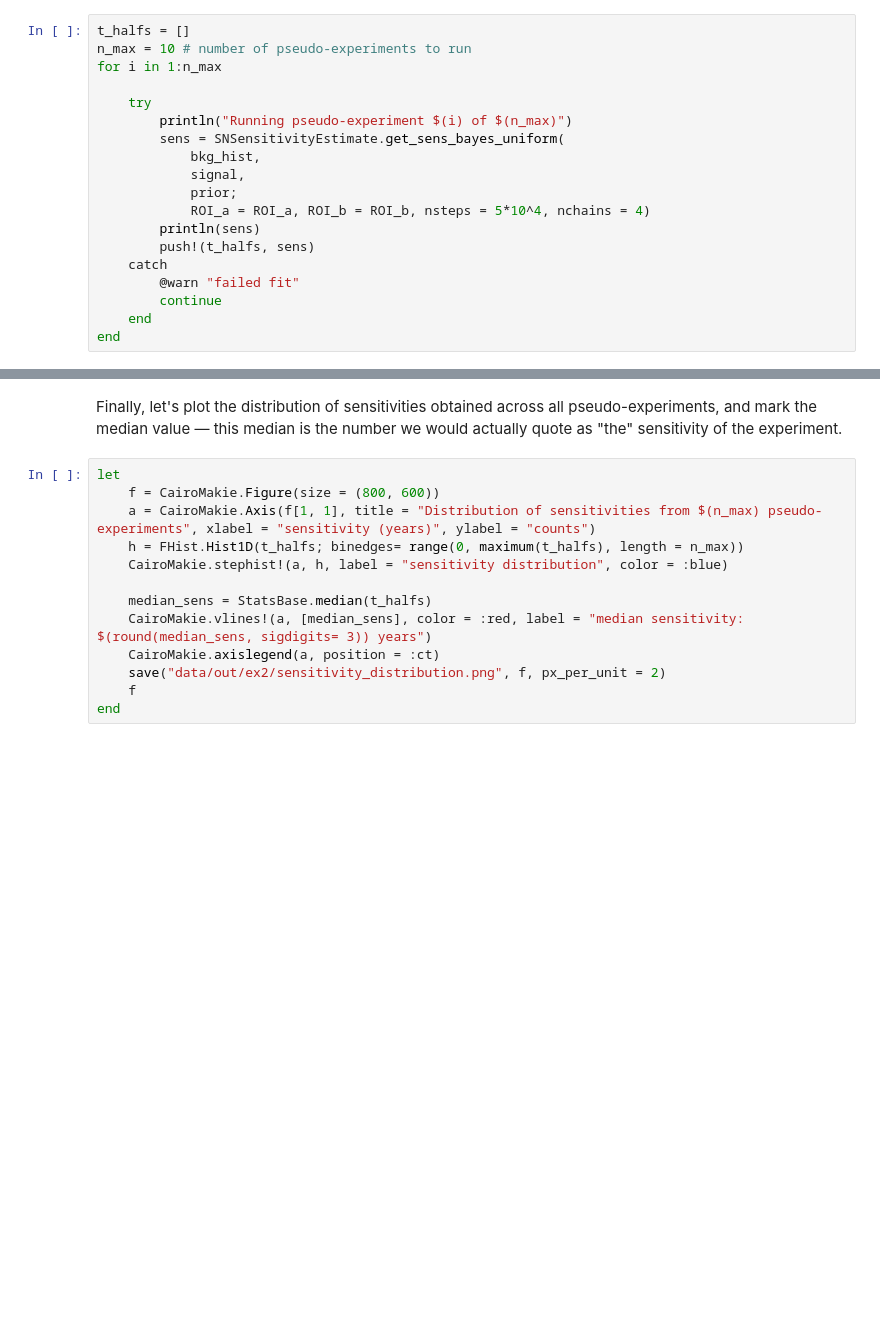
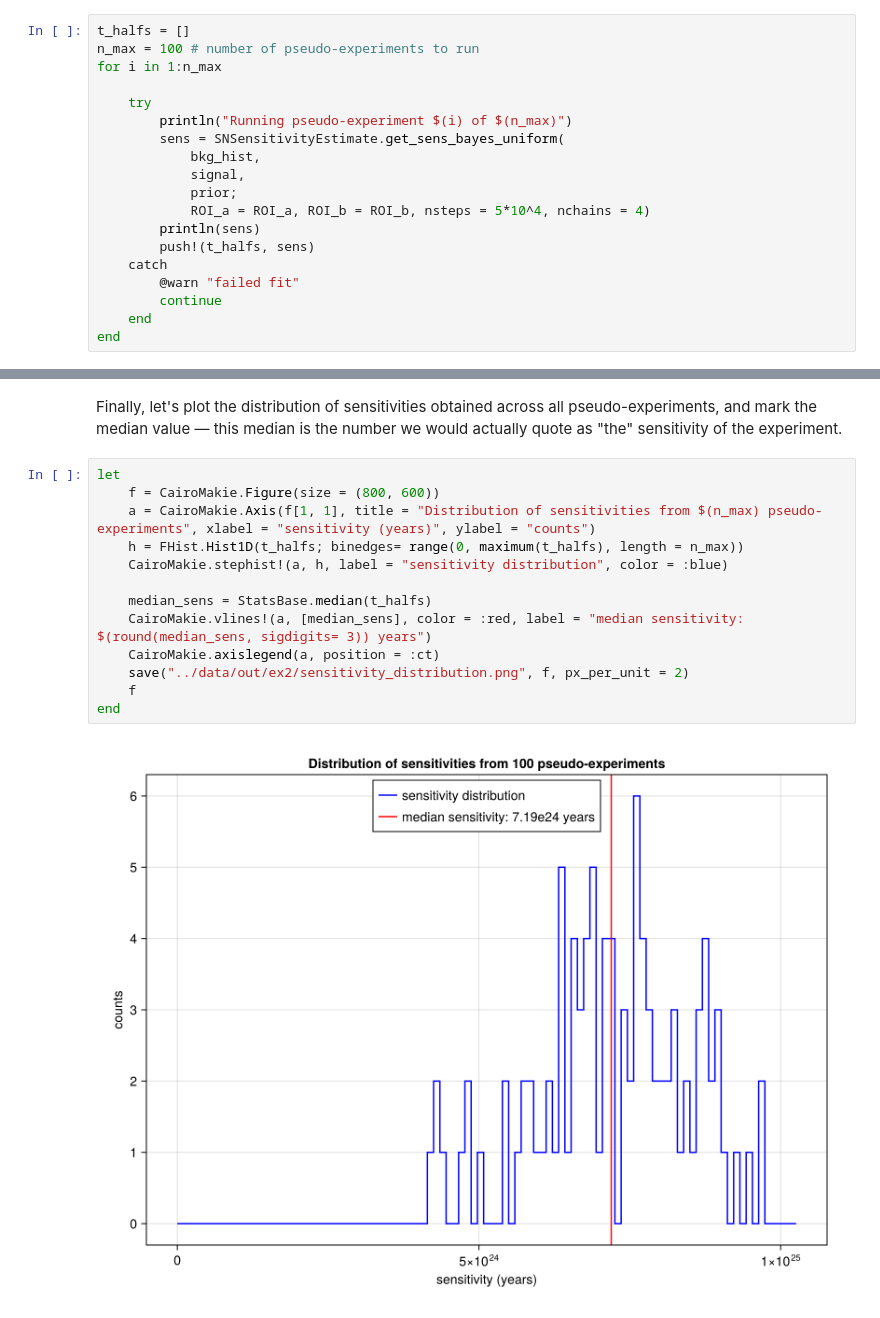
Before and after one commit to Shoram444/SN_Sensitivity_training, a Jupyter notebook: examples/ex2_bayes.ipynb, the cells around one changed output, grey strips where cells are left out. Saved outputs shown, nothing was run; the diff lists cells and outputs as text; blank space fills up the shorter version.

```diff
--- a/examples/ex2_bayes.ipynb
+++ b/examples/ex2_bayes.ipynb
@@ -424,7 +424,7 @@ To obtain a robust number suitable for publication, we repeat the *entire* pipel
 > This will take a while, since each iteration involves a full MCMC run — `n_max` is kept small (10) here for demonstration purposes; in practice you would use a much larger number of pseudo-experiments to get a stable median.
 # %%
 t_halfs = []
-n_max = 10 # number of pseudo-experiments to run
+n_max = 100 # number of pseudo-experiments to run
 for i in 1:n_max
 
     try
@@ -446,13 +488,15 @@ Finally, let's plot the distribution of sensitivities obtained across all pseudo
 # %%
 let
     f = CairoMakie.Figure(size = (800, 600))
     a = CairoMakie.Axis(f[1, 1], title = "Distribution of sensitivities from $(n_max) pseudo-experiments", xlabel = "sensitivity (years)", ylabel = "counts")
     h = FHist.Hist1D(t_halfs; binedges= range(0, maximum(t_halfs), length = n_max))
     CairoMakie.stephist!(a, h, label = "sensitivity distribution", color = :blue)
 
     median_sens = StatsBase.median(t_halfs)
     CairoMakie.vlines!(a, [median_sens], color = :red, label = "median sensitivity: $(round(median_sens, sigdigits= 3)) years")
     CairoMakie.axislegend(a, position = :ct)
-    save("data/out/ex2/sensitivity_distribution.png", f, px_per_unit = 2)
+    save("../data/out/ex2/sensitivity_distribution.png", f, px_per_unit = 2)
     f
 end
+# %% [output]
+[figure, added]
```
Also changed, not shown: parts of 12 cells of this notebook, 5 other files.
